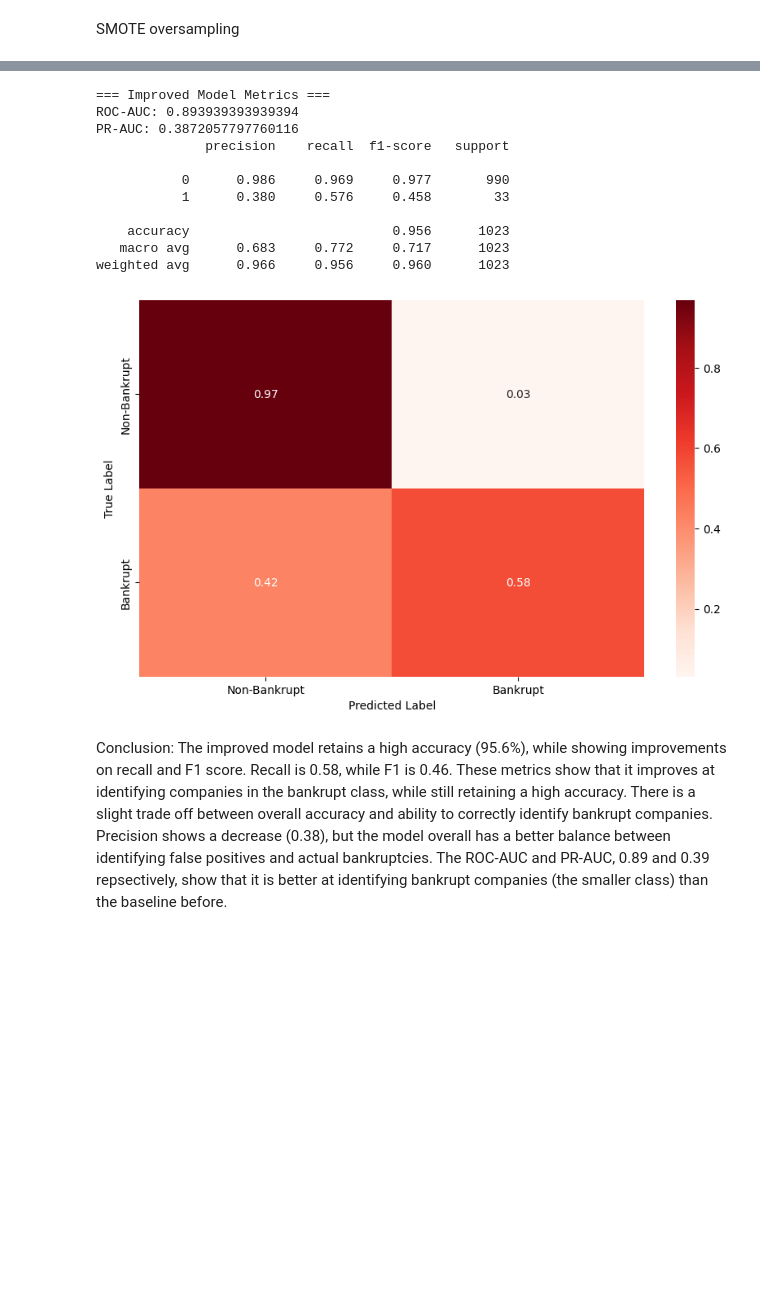
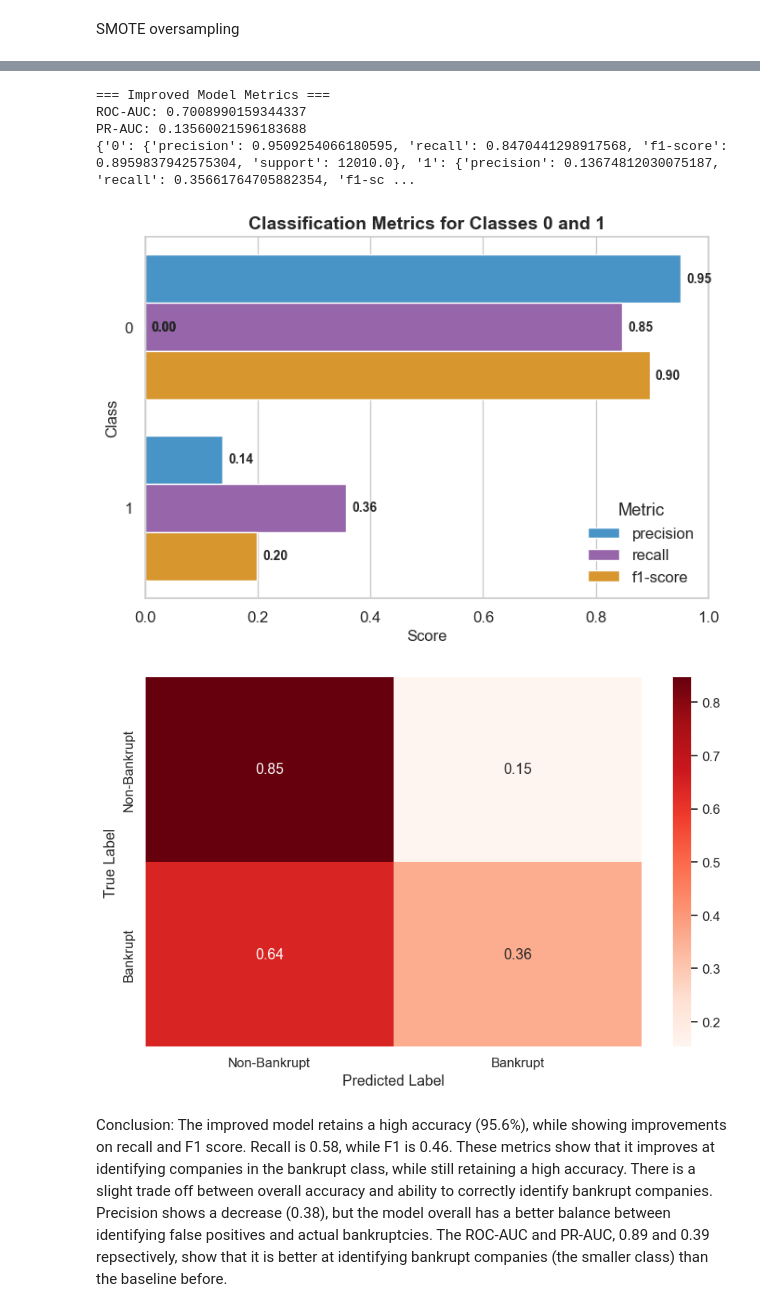
Before and after one commit to matt-alegrado/Company-Bankruptcy-Prediction, a Jupyter notebook: visualization.ipynb, the cells around one changed output, grey strips where cells are left out. Saved outputs shown, nothing was run; the diff lists cells and outputs as text; code cells hidden in the pictures; blank space fills up the shorter version.

```diff
--- a/visualization.ipynb
+++ b/visualization.ipynb
@@ -319,0 +159,5 @@ plt.close()
+# %%
+# cleaning
+df_american_bankrupt = unify_target_column(df_american_bankrupt, column="status_label", mapping={"alive" : 0, "failed": 1}, rename="bankrupt")
+df_american_bankrupt = clean_data(df_american_bankrupt)
+df_taiwanese_bankrupt = clean_data(df_taiwanese_bankrupt)
@@ -319,0 +319,7 @@ plt.close()
+# %%
+df_merge = pd.concat([df_taiwanese_z, df_american_z], ignore_index=True)
+# it's possible that when debt is small, the ratio becomes high
+df_temp = remove_outlier(df_merge.drop(columns=['market_value_equity_to_total_debt']))
+df_temp['market_value_equity_to_total_debt'] = df_merge['market_value_equity_to_total_debt']
+
+df_merge = df_temp
@@ -325,8 +395,8 @@ Conclusion: This cell shows the financial ratios that are most strongly correlat
 First, we prepare the train/test data for the baseline model
 # %%
 # Train/Test split
-y = df["bankrupt"]
-X = df.drop(columns=["bankrupt"])
+y = df_merge["bankrupt"]
+X = df_merge.drop(columns=["bankrupt"])
 
 X_train, X_test, y_train, y_test = train_test_split(
     X, y,
@@ -357,6 +427,8 @@ Conclusion: The naive baseline assumes every company is not bankrupt. As seen ab
 # %% [markdown]
 **Baseline 2: Insight based forecasting**
 # %%
+df = df_merge
+
 # Pick common ratios
 DOMAIN_FEATURES = [
     "current_ratio",
@@ -561,53 +642,79 @@ After SMOTE balancing: [9238 9238]
 # %%
 # Random Forest With SHAP
-model_shap = RandomForestClassifier(
+model = RandomForestClassifier(
     n_estimators=800,
     max_depth=6,
     random_state=RANDOM_STATE,
     class_weight="balanced",
     n_jobs=-1
 )
-model_shap.fit(X_train, y_train)
+model.fit(X_train, y_train)
 
 # Maximize F1 validation set, for class 1
 from utils.tune_threshold import tune_threshold
 
-best_thr = tune_threshold(model_shap, X_val, y_val)
+best_thr = tune_threshold(model, X_val, y_val)
 
 # Test result on test set
-y_proba_test =  model_shap.predict_proba(X_test)[:, 1]
+y_proba_test =  model.predict_proba(X_test)[:, 1]
 y_pred_best = (y_proba_test >= best_thr).astype(int)
 
 print("\n=== Improved Model Metrics ===")
 print("ROC-AUC:", roc_auc_score(y_test, y_proba_test))
 print("PR-AUC:", average_precision_score(y_test, y_proba_test))
-print(classification_report(y_test, y_pred_best, digits=3))
+print(report_dict := classification_report(y_test, y_pred_best, digits=3, output_dict=True))
 
+# Convert to DataFrame and keep only class labels
+report_df = pd.DataFrame(report_dict).T
+report_df = report_df[report_df.index.str.isdigit()]
+
+# Melt for plotting
+plot_df = report_df.reset_index().melt(id_vars='index',
+                                       value_vars=['precision', 'recall', 'f1-score'],
+                                       var_name='Metric', value_name='Score')
+
+# Plot
+plt.figure(figsize=(7,5))
+sns.set_style("whitegrid")
+palette = {'precision':'#3498db', 'recall':'#9b59b6', 'f1-score':'#f39c12'}
+
+ax = sns.barplot(data=plot_df, x='Score', y='index', hue='Metric', palette=palette)
+
+# Annotate bars properly
+for bar in ax.patches:
+    width = bar.get_width()
+    y = bar.get_y() + bar.get_height() / 2
+    ax.text(width + 0.01, y, f'{width:.2f}', va='center', fontsize=10, fontweight='bold')
+
+# Labels & style
+plt.xlabel("Score", fontsize=12)
+plt.ylabel("Class", fontsize=12)
+plt.title("Classification Metrics for Classes 0 and 1", fontsize=14, fontweight='bold')
+plt.xlim(0,1)
+plt.legend(title="Metric", loc='lower right')
+plt.tight_layout()
+plt.savefig(os.path.join(OUTPUT_DIR, "improved_classification_metrics.png"), dpi=200)
+plt.show()
+plt.close()
 
 # Confusion matrix
 cm = confusion_matrix(y_test, y_pred_best)
 cm_rates = cm.astype('float') / cm.sum(axis=1)[:, np.newaxis]
 labels = ['Non-Bankrupt', 'Bankrupt']
 
 plt.figure(figsize=(10,6))
 sns.heatmap(cm_rates, annot=True, fmt=".2f", cmap="Reds", xticklabels=labels, yticklabels=labels)
 plt.xlabel("Predicted Label")
 plt.ylabel("True Label")
 plt.savefig(os.path.join(OUTPUT_DIR, "improved_confusion_matrix.png"), dpi=200)
 plt.show()
 plt.close()
 # %% [output]
 === Improved Model Metrics ===
-ROC-AUC: 0.893939393939394
-PR-AUC: 0.3872057797760116
-              precision    recall  f1-score   support
-
-           0      0.986     0.969     0.977       990
-           1      0.380     0.576     0.458        33
-
-    accuracy                          0.956      1023
-   macro avg      0.683     0.772     0.717      1023
-weighted avg      0.966     0.956     0.960      1023
+ROC-AUC: 0.7008990159344337
+PR-AUC: 0.13560021596183688
+{'0': {'precision': 0.9509254066180595, 'recall': 0.8470441298917568, 'f1-score': 0.8959837942575304, 'support': 12010.0}, '1': {'precision': 0.13674812030075187, 'recall': 0.35661764705882354, 'f1-sc ...
-[figure, old version]
+[figure, new version]
+[figure, added]
 # %% [markdown]
 Conclusion: The improved model retains a high accuracy (95.6%), while showing improvements on recall and F1 score. Recall is 0.58, while F1 is 0.46. These metrics show that it improves at identifying companies in the bankrupt class, while still retaining a high accuracy. There is a slight trade off between overall accuracy and ability to correctly identify bankrupt companies. Precision shows a decrease (0.38), but the model overall has a better balance between identifying false positives and actual bankruptcies. The ROC-AUC and PR-AUC, 0.89 and 0.39 repsectively, show that it is better at identifying bankrupt companies (the smaller class) than the baseline before.
```
Also changed, not shown: parts of 70 cells of this notebook, 9 other files.
